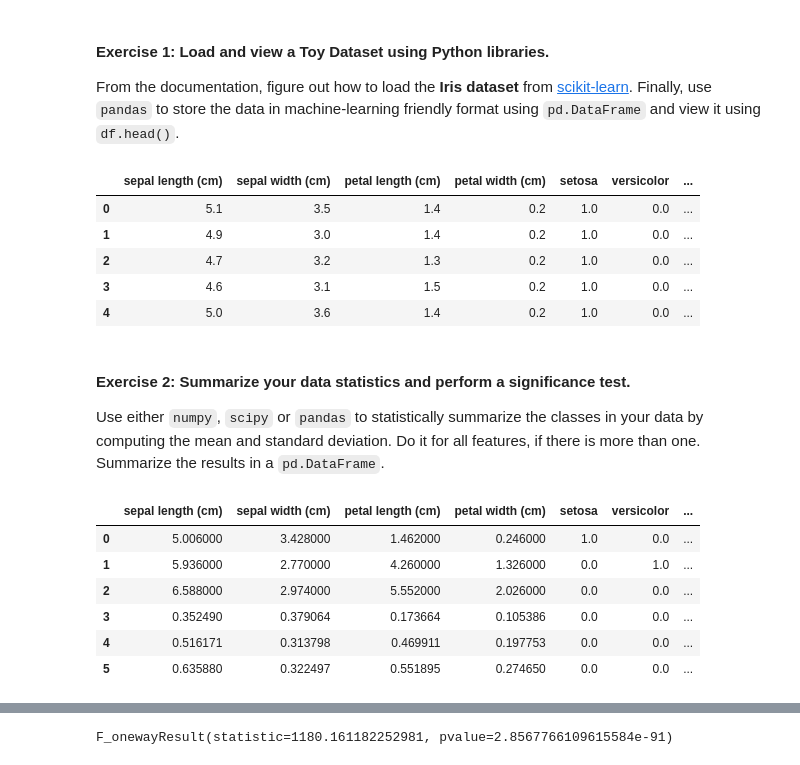
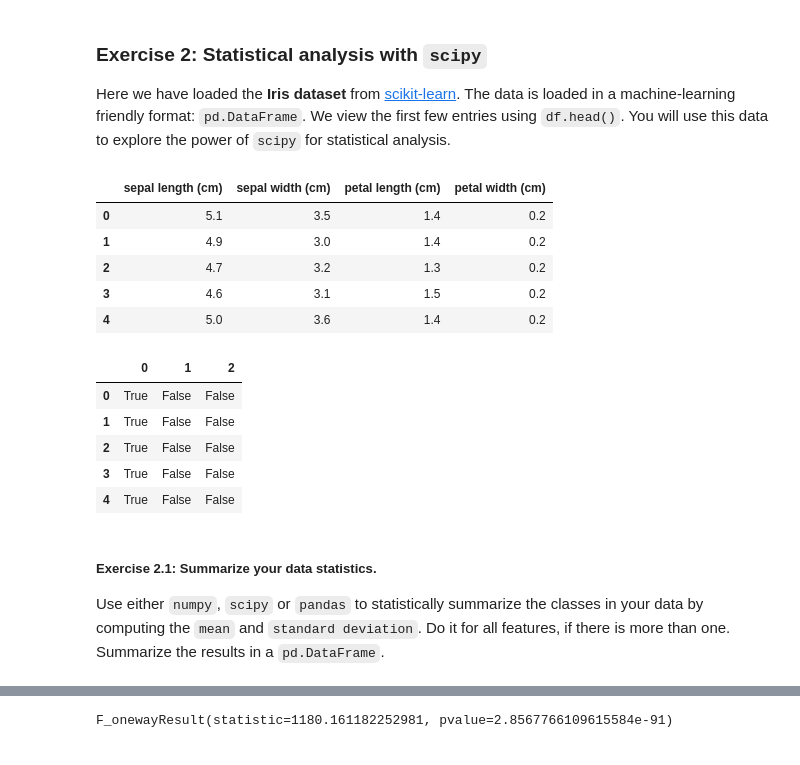
Before and after one commit to TheDeanLab/Intro-to-Python, a Jupyter notebook: activities/activity_python-scientific-computing.ipynb, the cells around one changed output, grey strips where cells are left out. Saved outputs shown, nothing was run; the diff lists cells and outputs as text; code cells hidden in the pictures.

Commit message:
scientific-computing final slides + activity - Conor

````diff
--- a/activities/activity_python-scientific-computing.ipynb
+++ b/activities/activity_python-scientific-computing.ipynb
@@ -3,52 +41,36 @@
 # %% [markdown]
-#### Exercise 1: Load and view a Toy Dataset using Python libraries.
+### Exercise 2: Statistical analysis with `scipy`
 
-From the documentation, figure out how to load the <b>Iris dataset</b> from <a href="https://scikit-learn.org/1.5/datasets/toy_dataset.html">scikit-learn</a>. Finally, use ```pandas``` to store the data in machine-learning friendly format using ```pd.DataFrame``` and view it using ```df.head()```.
+Here we have loaded the <b>Iris dataset</b> from <a href="https://scikit-learn.org/1.5/datasets/toy_dataset.html">scikit-learn</a>. The data is loaded in a machine-learning friendly format: ```pd.DataFrame```. We view the first few entries using ```df.head()```. You will use this data to explore the power of `scipy` for statistical analysis.
 # %%
 import numpy as np
 import pandas as pd
 from sklearn.datasets import load_iris
 
 # load the data
-iris = load_iris()
+iris = load_iris(as_frame=True)
 
-X = iris.data
-y = iris.target
+X = iris['data']
+y = iris['target']
 # one-hot encode
 y = pd.get_dummies(y)
 
-df = pd.DataFrame(
-    data = np.hstack((X, y)),
-    columns=np.hstack((iris['feature_names'], iris['target_names'])),
-)
-
-df.head()
+display(X.head())
+display(y.head())
 # %% [output]
-|  | sepal length (cm) | sepal width (cm) | petal length (cm) | petal width (cm) | setosa | versicolor | ... |
-| 0 | 5.1 | 3.5 | 1.4 | 0.2 | 1.0 | 0.0 | ... |
-| 1 | 4.9 | 3.0 | 1.4 | 0.2 | 1.0 | 0.0 | ... |
-| 2 | 4.7 | 3.2 | 1.3 | 0.2 | 1.0 | 0.0 | ... |
-| 3 | 4.6 | 3.1 | 1.5 | 0.2 | 1.0 | 0.0 | ... |
-| 4 | 5.0 | 3.6 | 1.4 | 0.2 | 1.0 | 0.0 | ... |
+|  | sepal length (cm) | sepal width (cm) | petal length (cm) | petal width (cm) |
+| 0 | 5.1 | 3.5 | 1.4 | 0.2 |
+| 1 | 4.9 | 3.0 | 1.4 | 0.2 |
+| 2 | 4.7 | 3.2 | 1.3 | 0.2 |
+| 3 | 4.6 | 3.1 | 1.5 | 0.2 |
+| 4 | 5.0 | 3.6 | 1.4 | 0.2 |
+|  | 0 | 1 | 2 |
+| 0 | True | False | False |
+| 1 | True | False | False |
+| 2 | True | False | False |
+| 3 | True | False | False |
+| 4 | True | False | False |
 # %% [markdown]
-#### Exercise 2: Summarize your data statistics and perform a significance test.
+##### Exercise 2.1: Summarize your data statistics.
 
-Use either ```numpy```, ```scipy``` or ```pandas``` to statistically summarize the classes in your data by computing the mean and standard deviation. Do it for all features, if there is more than one. Summarize the results in a ```pd.DataFrame```.
+Use either ```numpy```, ```scipy``` or ```pandas``` to statistically summarize the classes in your data by computing the `mean` and `standard deviation`. Do it for all features, if there is more than one. Summarize the results in a ```pd.DataFrame```.
-# %%
-means = []
-stds = []
-for i in range(y.shape[1]):
-    means += [df[y.values[:,i]].mean()]
-    stds += [df[y.values[:,i]].std()]
-
-summary = pd.DataFrame(means + stds)
-
-display(summary)
-# %% [output]
-|  | sepal length (cm) | sepal width (cm) | petal length (cm) | petal width (cm) | setosa | versicolor | ... |
-| 0 | 5.006000 | 3.428000 | 1.462000 | 0.246000 | 1.0 | 0.0 | ... |
-| 1 | 5.936000 | 2.770000 | 4.260000 | 1.326000 | 0.0 | 1.0 | ... |
-| 2 | 6.588000 | 2.974000 | 5.552000 | 2.026000 | 0.0 | 0.0 | ... |
-| 3 | 0.352490 | 0.379064 | 0.173664 | 0.105386 | 0.0 | 0.0 | ... |
-| 4 | 0.516171 | 0.313798 | 0.469911 | 0.197753 | 0.0 | 0.0 | ... |
-| 5 | 0.635880 | 0.322497 | 0.551895 | 0.274650 | 0.0 | 0.0 | ... |
````
Also changed, not shown: parts of 20 cells of this notebook, 2 other files.
